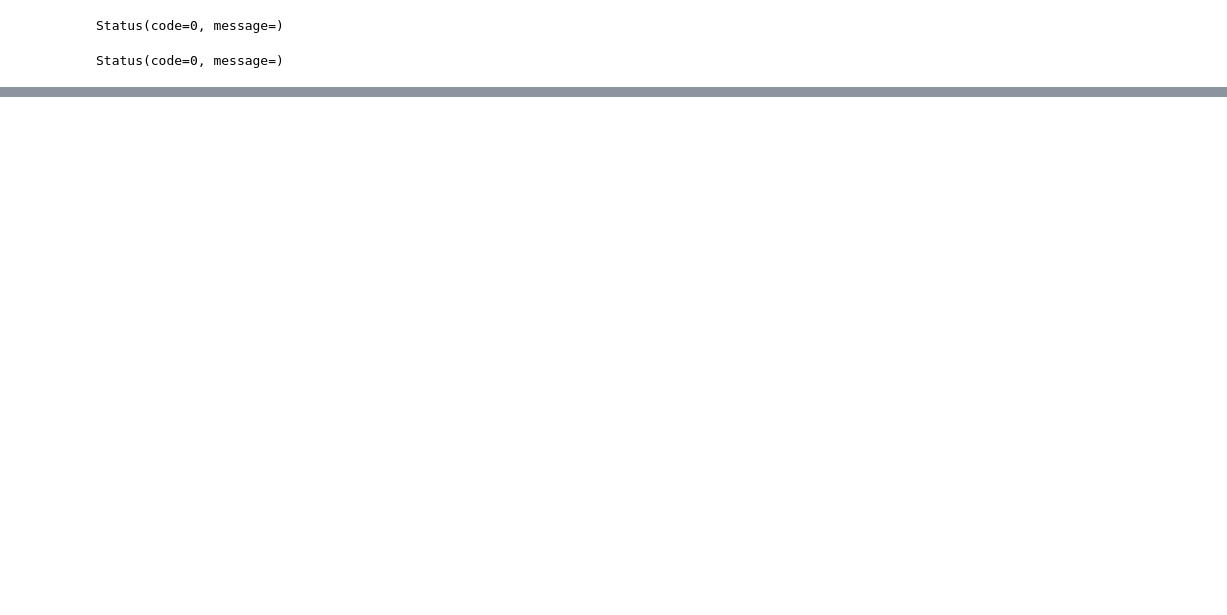
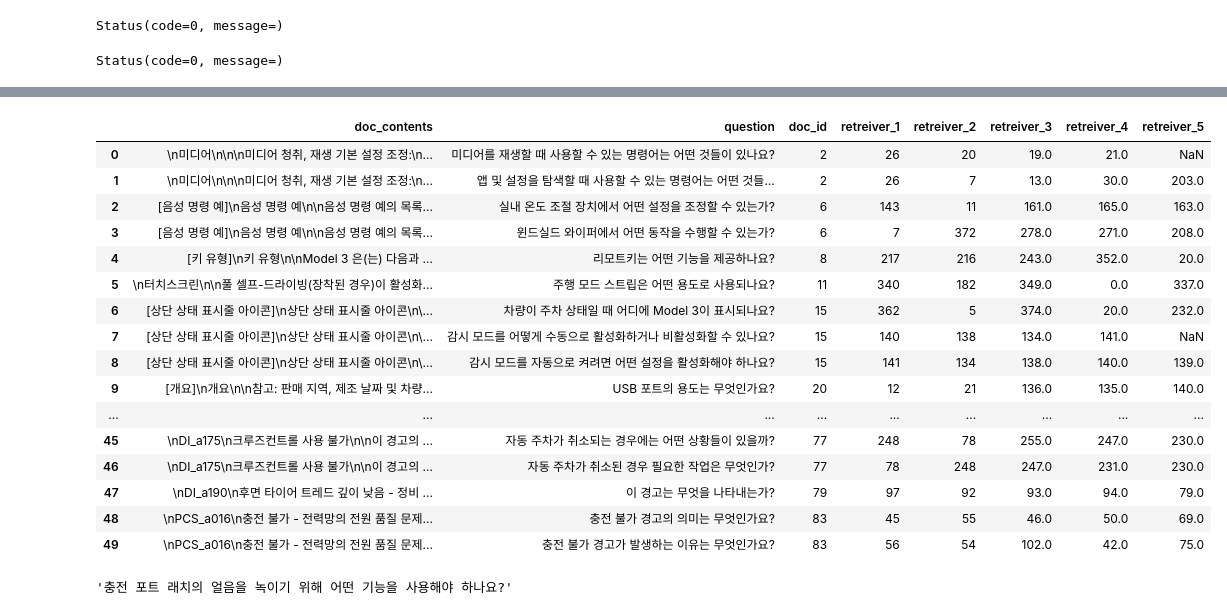
Before and after one commit to dudwo7783/my-small-mechanic, a Jupyter notebook: vector_db/embedding/milvus_text.ipynb, the cells around one changed output, grey strips where cells are left out. Drawn from its saved outputs; the diff is of its cells as text; code cells hidden in the pictures; blank space fills up the shorter version.

```diff
--- a/vector_db/embedding/milvus_text.ipynb
+++ b/vector_db/embedding/milvus_text.ipynb
@@ -147,0 +267,35 @@ collection.load()
+# %%
+qa = pd.read_parquet('../../rag/qaset/qa_predict_new.parquet')
+qa = qa[~qa['top3']][['doc_contents', 'question', 'doc_id', 'retreiver_1', 'retreiver_2', 'retreiver_3', 'retreiver_4', 'retreiver_5']].reset_index(drop=True)
+
+context_file_root_path = '/Users/yj/Kim/1.work/SKR/8.GenAI/my-small-mechanic/pdf_context'
+doc = pd.read_parquet(context_file_root_path+f'/embedding/{NAMESPACE}_embeddings.parquet')
+# %%
+qa.head(50)
+# %% [output]
+|  | doc_contents | question | doc_id | retreiver_1 | retreiver_2 | retreiver_3 | retreiver_4 | retreiver_5 |
+| 0 | \n미디어\n\n\n미디어 청취, 재생 기본 설정 조정:\n... | 미디어를 재생할 때 사용할 수 있는 명령어는 어떤 것들이 있나요? | 2 | 26 | 20 | 19.0 | 21.0 | NaN |
+| 1 | \n미디어\n\n\n미디어 청취, 재생 기본 설정 조정:\n... | 앱 및 설정을 탐색할 때 사용할 수 있는 명령어는 어떤 것들... | 2 | 26 | 7 | 13.0 | 30.0 | 203.0 |
+| 2 | [음성 명령 예]\n음성 명령 예\n\n음성 명령 예의 목록... | 실내 온도 조절 장치에서 어떤 설정을 조정할 수 있는가? | 6 | 143 | 11 | 161.0 | 165.0 | 163.0 |
+| 3 | [음성 명령 예]\n음성 명령 예\n\n음성 명령 예의 목록... | 윈드실드 와이퍼에서 어떤 동작을 수행할 수 있는가? | 6 | 7 | 372 | 278.0 | 271.0 | 208.0 |
+| 4 | [키 유형]\n키 유형\n\nModel 3 은(는) 다음과 ... | 리모트키는 어떤 기능을 제공하나요? | 8 | 217 | 216 | 243.0 | 352.0 | 20.0 |
+| 5 | \n터치스크린\n\n풀 셀프-드라이빙(장착된 경우)이 활성화... | 주행 모드 스트립은 어떤 용도로 사용되나요? | 11 | 340 | 182 | 349.0 | 0.0 | 337.0 |
+| 6 | [상단 상태 표시줄 아이콘]\n상단 상태 표시줄 아이콘\n\... | 차량이 주차 상태일 때 어디에 Model 3이 표시되나요? | 15 | 362 | 5 | 374.0 | 20.0 | 232.0 |
+| 7 | [상단 상태 표시줄 아이콘]\n상단 상태 표시줄 아이콘\n\... | 감시 모드를 어떻게 수동으로 활성화하거나 비활성화할 수 있나요? | 15 | 140 | 138 | 134.0 | 141.0 | NaN |
+| 8 | [상단 상태 표시줄 아이콘]\n상단 상태 표시줄 아이콘\n\... | 감시 모드를 자동으로 켜려면 어떤 설정을 활성화해야 하나요? | 15 | 141 | 134 | 138.0 | 140.0 | 139.0 |
+| 9 | [개요]\n개요\n\n참고: 판매 지역, 제조 날짜 및 차량... | USB 포트의 용도는 무엇인가요? | 20 | 12 | 21 | 136.0 | 135.0 | 140.0 |
+| ... | ... | ... | ... | ... | ... | ... | ... | ... |
+| 45 | \nDI_a175\n크루즈컨트롤 사용 불가\n\n이 경고의 ... | 자동 주차가 취소되는 경우에는 어떤 상황들이 있을까? | 77 | 248 | 78 | 255.0 | 247.0 | 230.0 |
+| 46 | \nDI_a175\n크루즈컨트롤 사용 불가\n\n이 경고의 ... | 자동 주차가 취소된 경우 필요한 작업은 무엇인가? | 77 | 78 | 248 | 247.0 | 231.0 | 230.0 |
+| 47 | \nDI_a190\n후면 타이어 트레드 깊이 낮음 - 정비 ... | 이 경고는 무엇을 나타내는가? | 79 | 97 | 92 | 93.0 | 94.0 | 79.0 |
+| 48 | \nPCS_a016\n충전 불가 - 전력망의 전원 품질 문제... | 충전 불가 경고의 의미는 무엇인가요? | 83 | 45 | 55 | 46.0 | 50.0 | 69.0 |
+| 49 | \nPCS_a016\n충전 불가 - 전력망의 전원 품질 문제... | 충전 불가 경고가 발생하는 이유는 무엇인가요? | 83 | 56 | 54 | 102.0 | 42.0 | 75.0 |
+# %%
+sparse_params = {"drop_ratio_search": 0}
+dense_params = {"ef": 100}
+
+idx = 44
+doc_id, doc_contents, query = qa['doc_id'].values[idx], qa['doc_contents'].values[idx], qa['question'].values[idx]
+query
+# %% [output]
+'충전 포트 래치의 얼음을 녹이기 위해 어떤 기능을 사용해야 하나요?'
```
Also changed, not shown: parts of 23 cells of this notebook, 28 other files.
